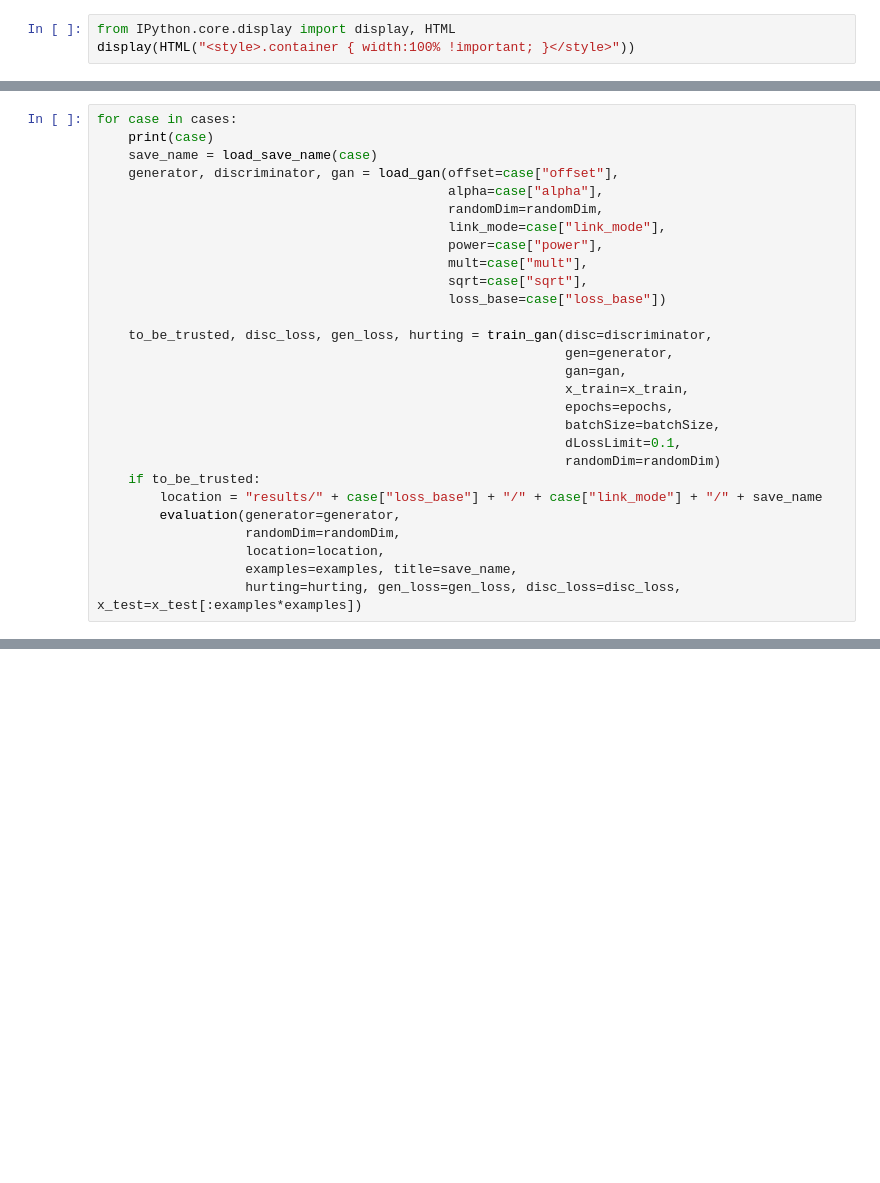
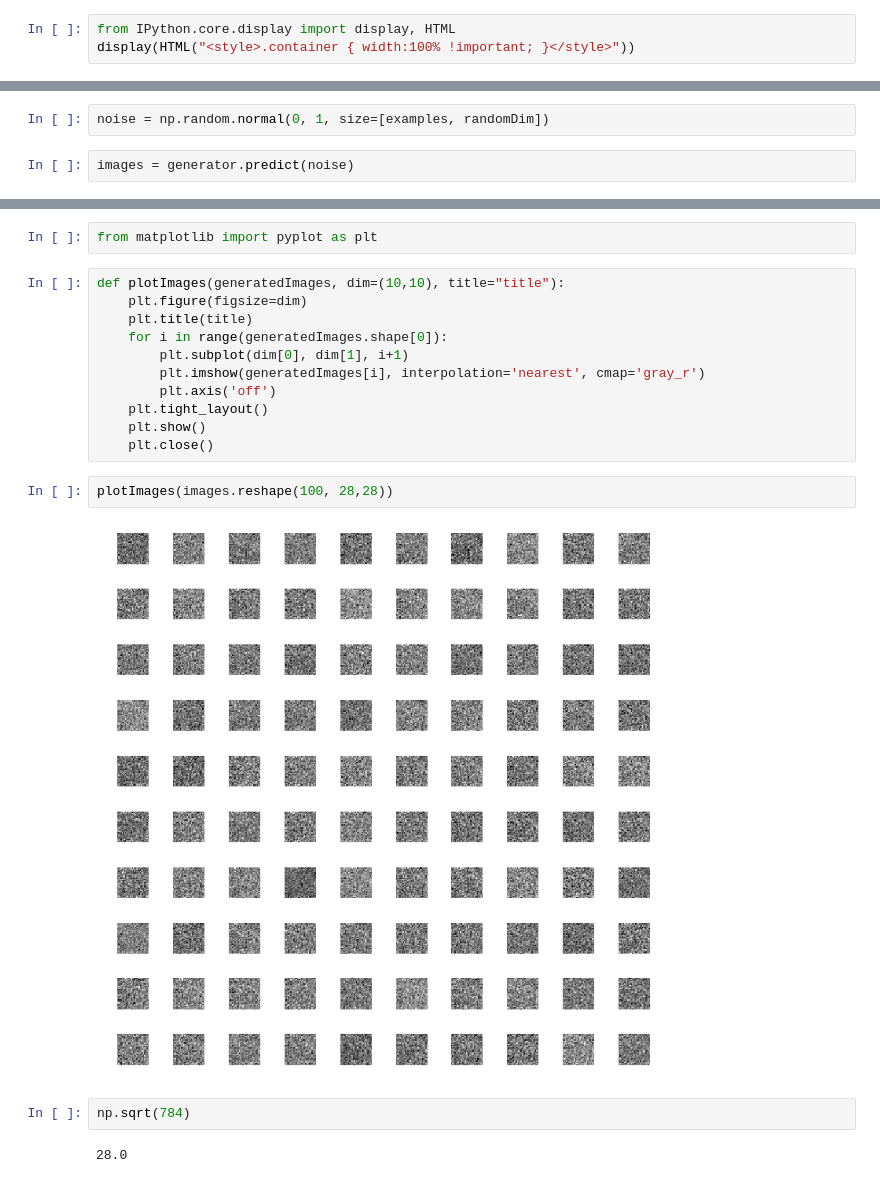
Before and after one commit to ppmdatix/gitELECOM, a Jupyter notebook: NovGan/draft.ipynb, the cells around one changed output, grey strips where cells are left out. Cells and saved outputs as stored; diff of their text form; blank space fills up the shorter version.

```diff
--- a/NovGan/draft.ipynb
+++ b/NovGan/draft.ipynb
@@ -74,28 +61,4 @@ gan.loss
-# %%
-for case in cases:
-    print(case)
-    save_name = load_save_name(case)
-    generator, discriminator, gan = load_gan(offset=case["offset"],
-                                             alpha=case["alpha"],
-                                             randomDim=randomDim,
-                                             link_mode=case["link_mode"],
-                                             power=case["power"],
-                                             mult=case["mult"],
-                                             sqrt=case["sqrt"],
-                                             loss_base=case["loss_base"])
-
-    to_be_trusted, disc_loss, gen_loss, hurting = train_gan(disc=discriminator,
-                                                            gen=generator,
-                                                            gan=gan,
-                                                            x_train=x_train,
-                                                            epochs=epochs,
-                                                            batchSize=batchSize,
-                                                            dLossLimit=0.1,
-                                                            randomDim=randomDim)
-    if to_be_trusted:
-        location = "results/" + case["loss_base"] + "/" + case["link_mode"] + "/" + save_name
-        evaluation(generator=generator,
-                   randomDim=randomDim,
-                   location=location,
-                   examples=examples, title=save_name,
-                   hurting=hurting, gen_loss=gen_loss, disc_loss=disc_loss, x_test=x_test[:examples*examples])
+# %%
+noise = np.random.normal(0, 1, size=[examples, randomDim])
+# %%
+images = generator.predict(noise)
@@ -101,0 +106,21 @@ for case in cases:
+# %%
+from matplotlib import pyplot as plt
+# %%
+def plotImages(generatedImages, dim=(10,10), title="title"):
+    plt.figure(figsize=dim)
+    plt.title(title)
+    for i in range(generatedImages.shape[0]):
+        plt.subplot(dim[0], dim[1], i+1)
+        plt.imshow(generatedImages[i], interpolation='nearest', cmap='gray_r')
+        plt.axis('off')
+    plt.tight_layout()
+    plt.show()
+    plt.close()
+# %%
+plotImages(images.reshape(100, 28,28))
+# %% [output]
+[figure, added]
+# %%
+np.sqrt(784)
+# %% [output]
+28.0
```
Also changed, not shown: parts of 11 cells of this notebook, 2 other files.
